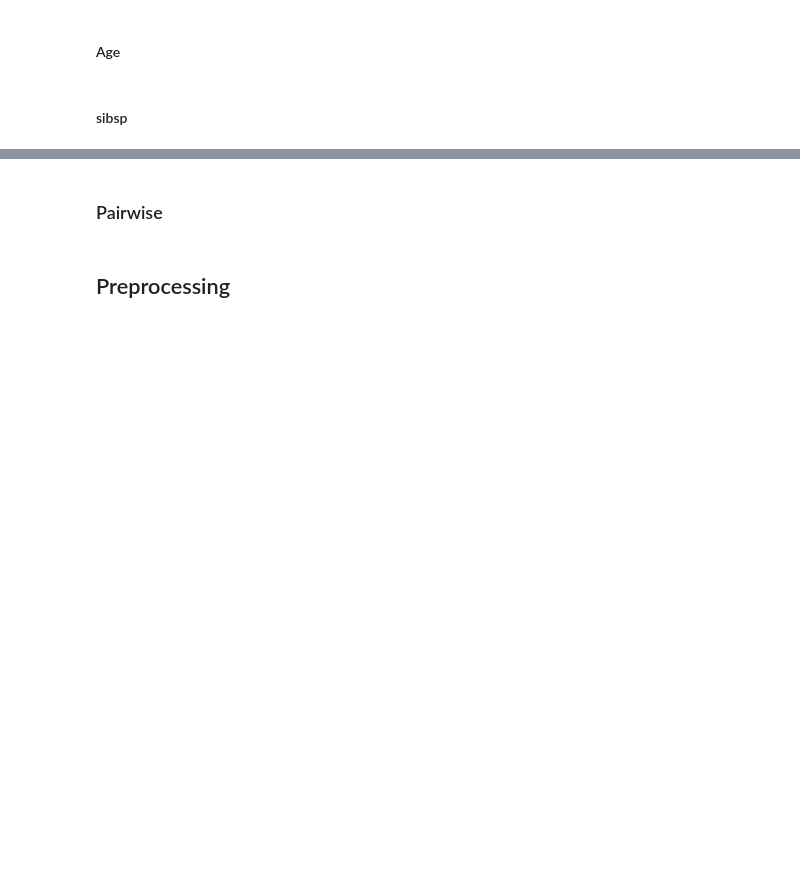
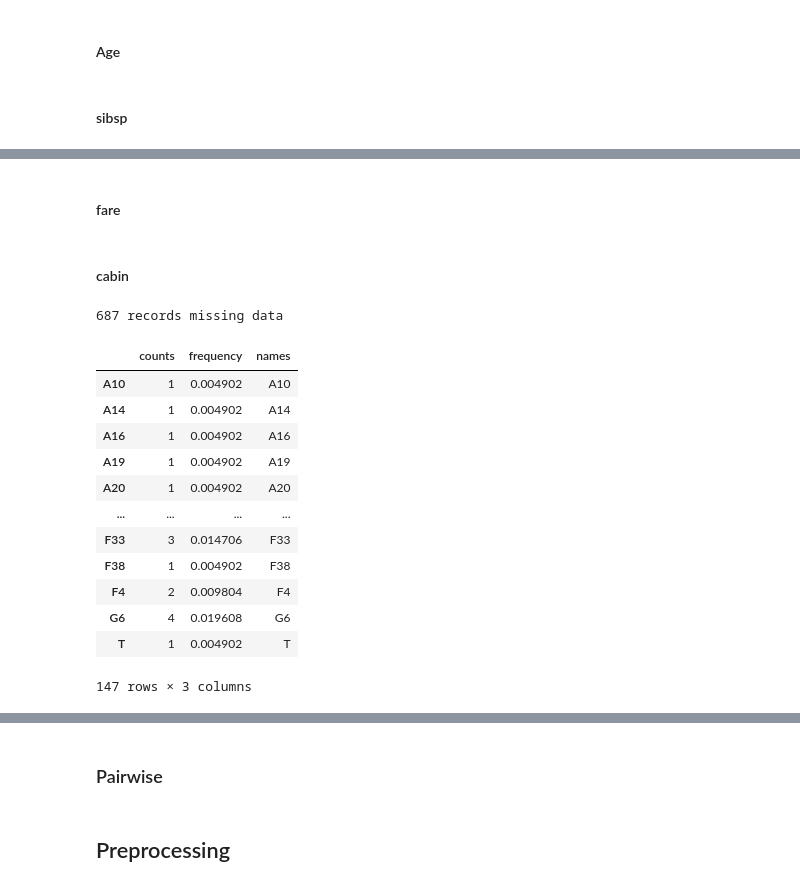
Before and after one commit to jay619/Kaggle-Competitions, a Jupyter notebook: 1-Titanic/src/test.ipynb, the cells around one changed output, grey strips where cells are left out. Cells and saved outputs as stored; diff of their text form; code cells hidden in the pictures; blank space fills up the shorter version.

```diff
--- a/1-Titanic/src/test.ipynb
+++ b/1-Titanic/src/test.ipynb
@@ -161,0 +181,21 @@ Index(['passengerid', 'survived', 'pclass', 'name', 'sex', 'age', 'sibsp',
+# %% [markdown]
+#### fare
+# %% [markdown]
+#### cabin
+# %%
+describe_category(train_data["cabin"])
+# %% [output]
+687 records missing data
+|  | counts | frequency | names |
+| A10 | 1 | 0.004902 | A10 |
+| A14 | 1 | 0.004902 | A14 |
+| A16 | 1 | 0.004902 | A16 |
+| A19 | 1 | 0.004902 | A19 |
+| A20 | 1 | 0.004902 | A20 |
+| ... | ... | ... | ... |
+| F33 | 3 | 0.014706 | F33 |
+| F38 | 1 | 0.004902 | F38 |
+| F4 | 2 | 0.009804 | F4 |
+| G6 | 4 | 0.019608 | G6 |
+| T | 1 | 0.004902 | T |
+147 rows × 3 columns
```
Also changed, not shown: parts of 13 cells of this notebook, 1 other file.
